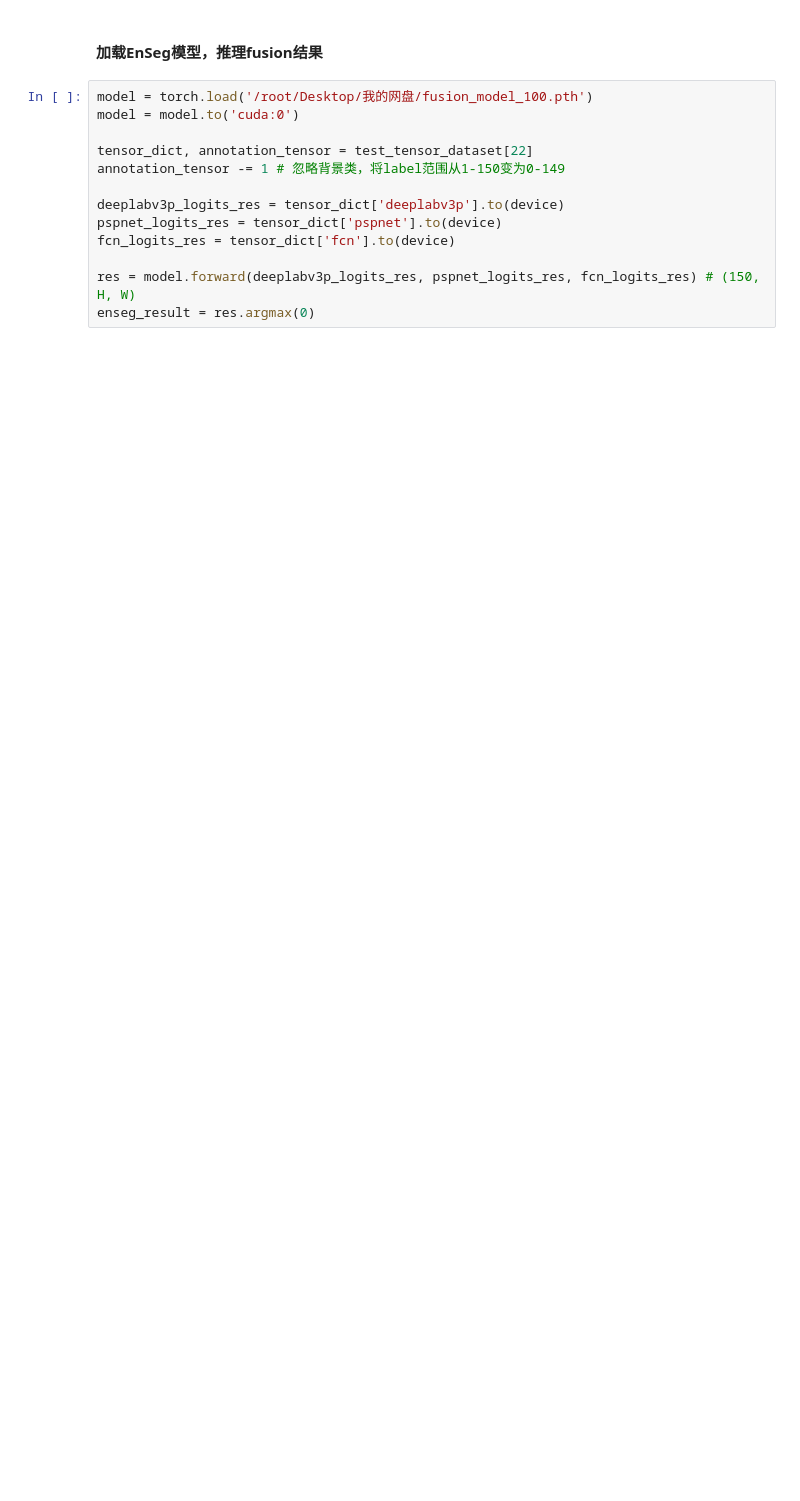
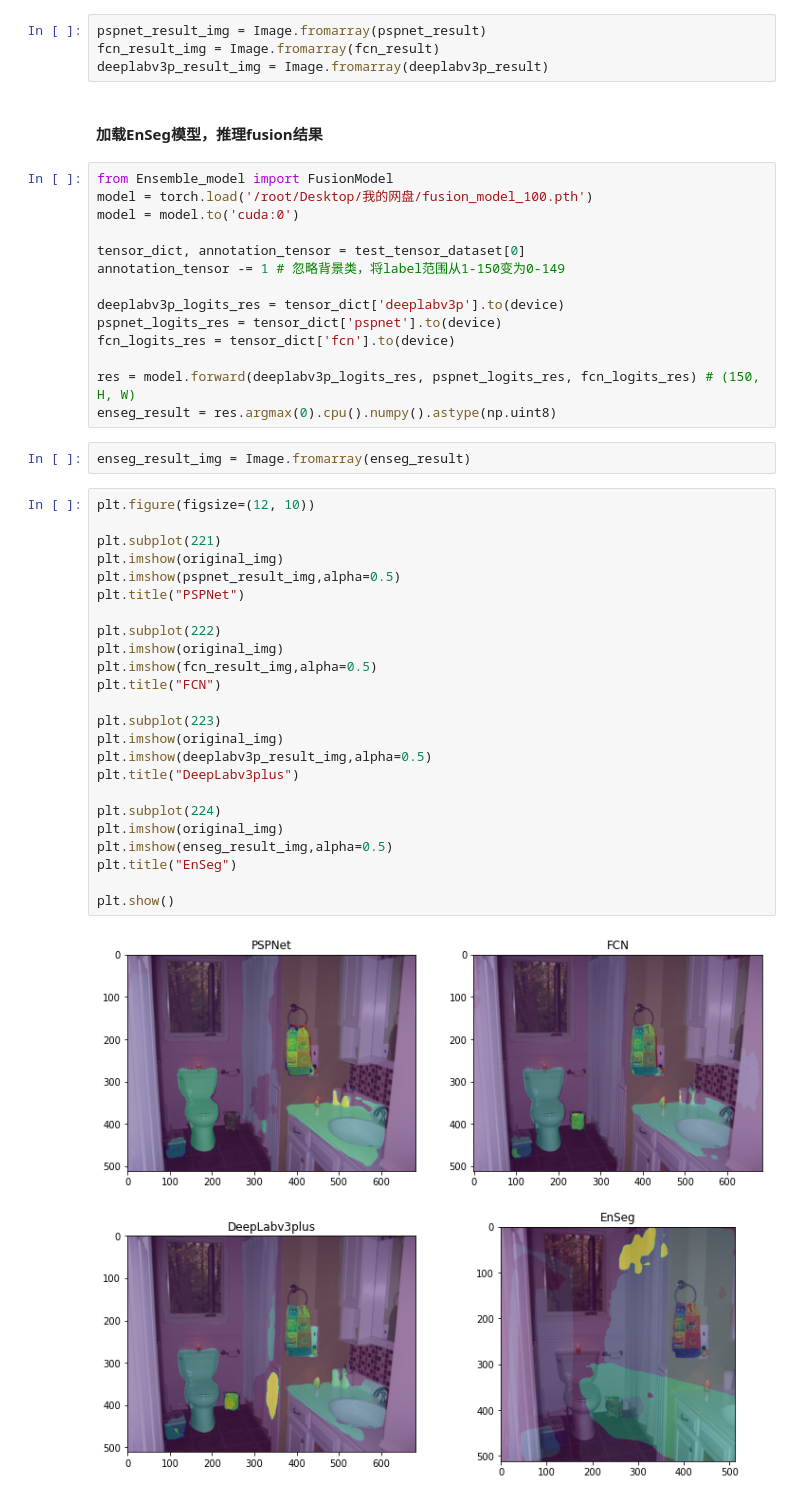
Before and after one commit to AlexwellChen/EnSeg, a Jupyter notebook: show seg res.ipynb, the cells around one changed output. Saved outputs shown, nothing was run; the diff lists cells and outputs as text; blank space fills up the shorter version.

```diff
--- a/show seg res.ipynb
+++ b/show seg res.ipynb
@@ -58,10 +76,15 @@ deeplabv3p_result = inference_segmentor(deeplabv3plus_model, img_path)
+# %%
+pspnet_result_img = Image.fromarray(pspnet_result)
+fcn_result_img = Image.fromarray(fcn_result)
+deeplabv3p_result_img = Image.fromarray(deeplabv3p_result)
 # %% [markdown]
 #### 加载EnSeg模型，推理fusion结果
 # %%
+from Ensemble_model import FusionModel
 model = torch.load('/root/Desktop/我的网盘/fusion_model_100.pth')
 model = model.to('cuda:0')
 
-tensor_dict, annotation_tensor = test_tensor_dataset[22]
+tensor_dict, annotation_tensor = test_tensor_dataset[0]
 annotation_tensor -= 1 # 忽略背景类，将label范围从1-150变为0-149
 
 deeplabv3p_logits_res = tensor_dict['deeplabv3p'].to(device)
@@ -69,4 +92,32 @@ pspnet_logits_res = tensor_dict['pspnet'].to(device)
 fcn_logits_res = tensor_dict['fcn'].to(device)
 
 res = model.forward(deeplabv3p_logits_res, pspnet_logits_res, fcn_logits_res) # (150, H, W)
-enseg_result = res.argmax(0)
+enseg_result = res.argmax(0).cpu().numpy().astype(np.uint8)
+# %%
+enseg_result_img = Image.fromarray(enseg_result)
+# %%
+plt.figure(figsize=(12, 10))
+
+plt.subplot(221)
+plt.imshow(original_img)
+plt.imshow(pspnet_result_img,alpha=0.5)
+plt.title("PSPNet")
+
+plt.subplot(222)
+plt.imshow(original_img)
+plt.imshow(fcn_result_img,alpha=0.5)
+plt.title("FCN")
+
+plt.subplot(223)
+plt.imshow(original_img)
+plt.imshow(deeplabv3p_result_img,alpha=0.5)
+plt.title("DeepLabv3plus")
+
+plt.subplot(224)
+plt.imshow(original_img)
+plt.imshow(enseg_result_img,alpha=0.5)
+plt.title("EnSeg")
+
+plt.show()
+# %% [output]
+[figure, added]
```
Also changed, not shown: parts of 5 cells of this notebook.
